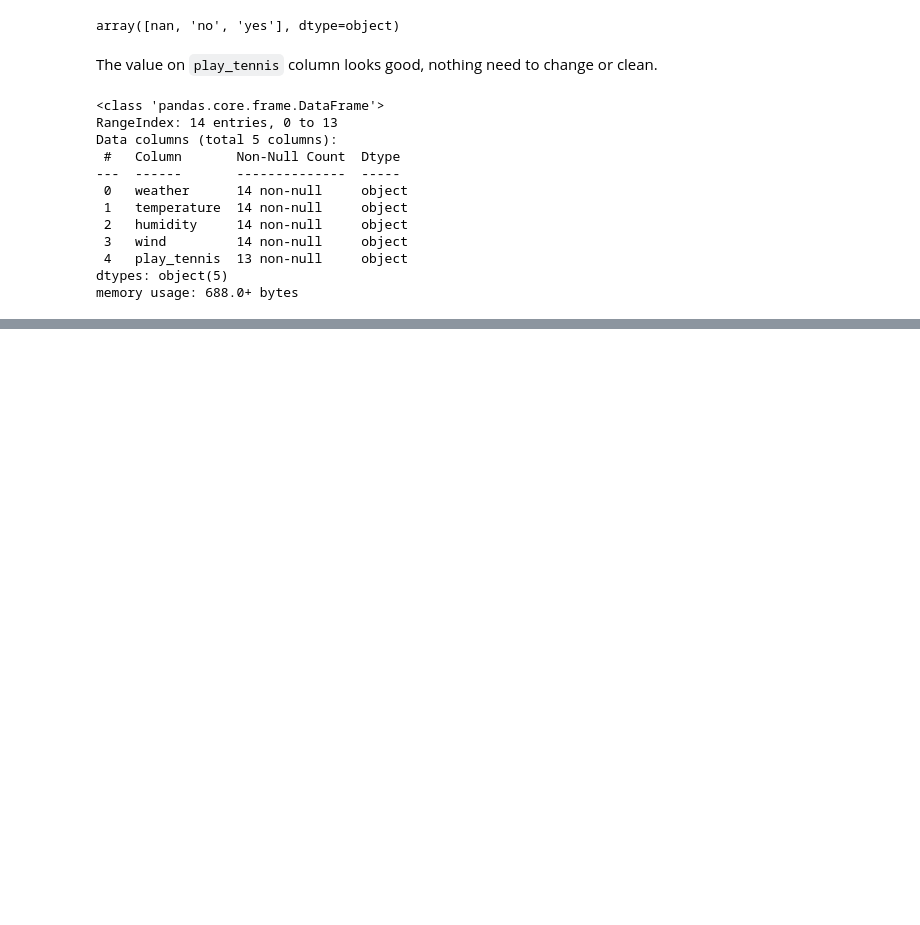
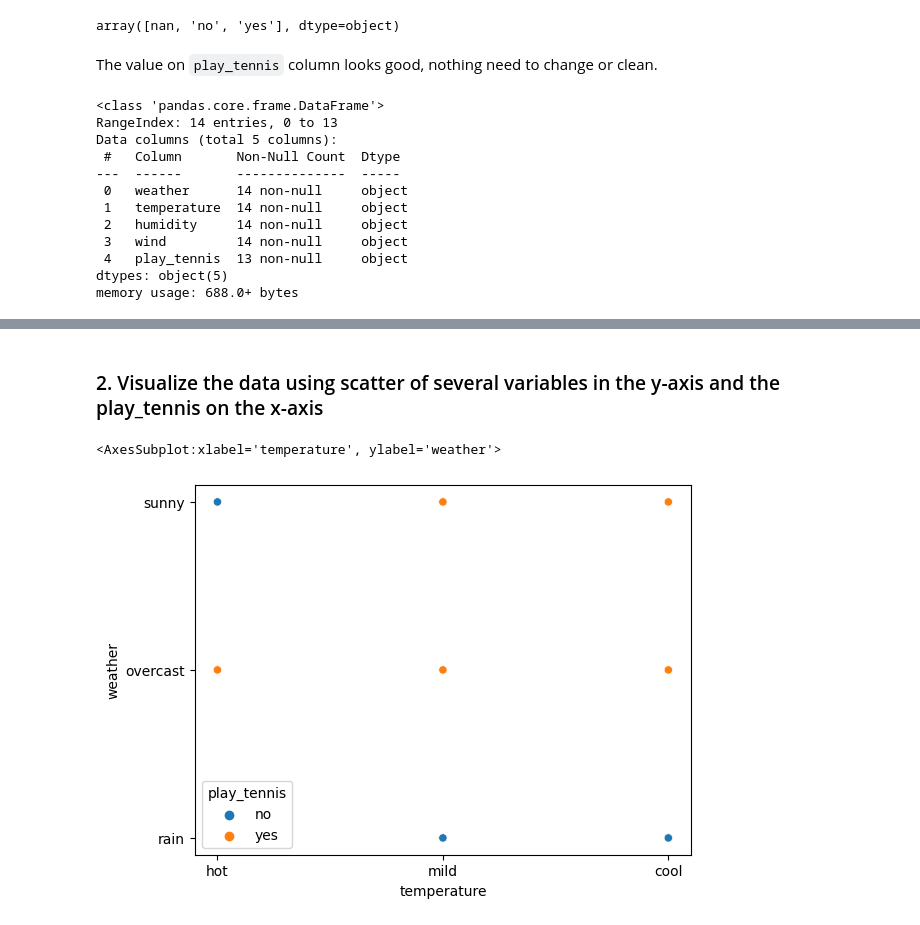
Before and after one commit to Ben-Liao/MBA6693-Business-Data-Analysis, a Jupyter notebook: i01-information-based-learning/notebooks/i01-information-based-learning.ipynb, the cells around one changed output, grey strips where cells are left out. Cells and saved outputs as stored; diff of their text form; code cells hidden in the pictures; blank space fills up the shorter version.

Commit message:
update the tenis data

```diff
--- a/i01-information-based-learning/notebooks/i01-information-based-learning.ipynb
+++ b/i01-information-based-learning/notebooks/i01-information-based-learning.ipynb
@@ -170,0 +174,5 @@ memory usage: 688.0+ bytes
+# %%
+# NoPrediction will contain all known values for the play_tennis
+
+NOPrediction = tennis.dropna()
+NOPrediction["play_tennis"].describe()
@@ -170,0 +211,9 @@ memory usage: 688.0+ bytes
+# %% [markdown]
+### 2. Visualize the data using scatter of several variables in the y-axis and the play_tennis on the x-axis
+# %%
+# Exploring our new NOPrediction dataset
+# Call scatterplot() on our Seaborn object sns, and plug in y="weather", x= "temperature", hue = "play_tennis", data =NOPrediction.
+sns.scatterplot(y="weather", x= "temperature", hue = "play_tennis", data=NOPrediction)
+# %% [output]
+<AxesSubplot:xlabel='temperature', ylabel='weather'>
+[figure, added]
```
Also changed, not shown: parts of 21 cells of this notebook, 2 other files.
